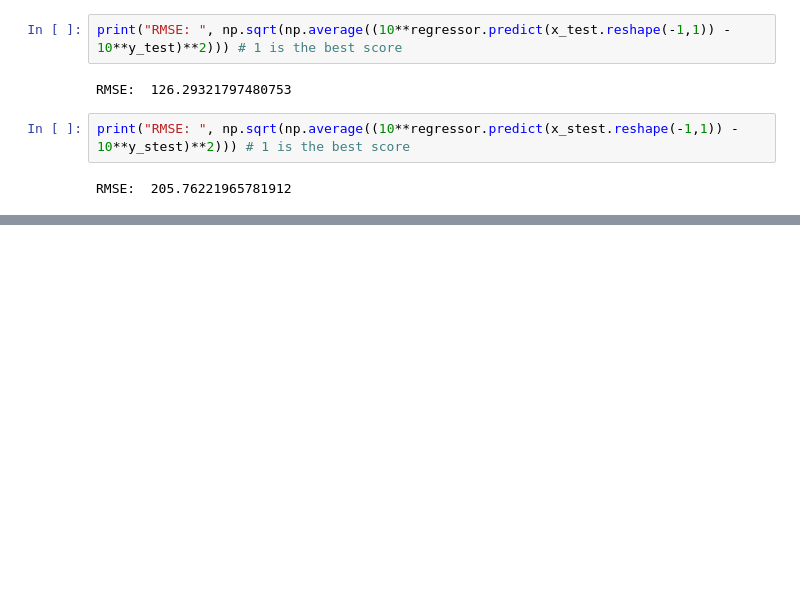
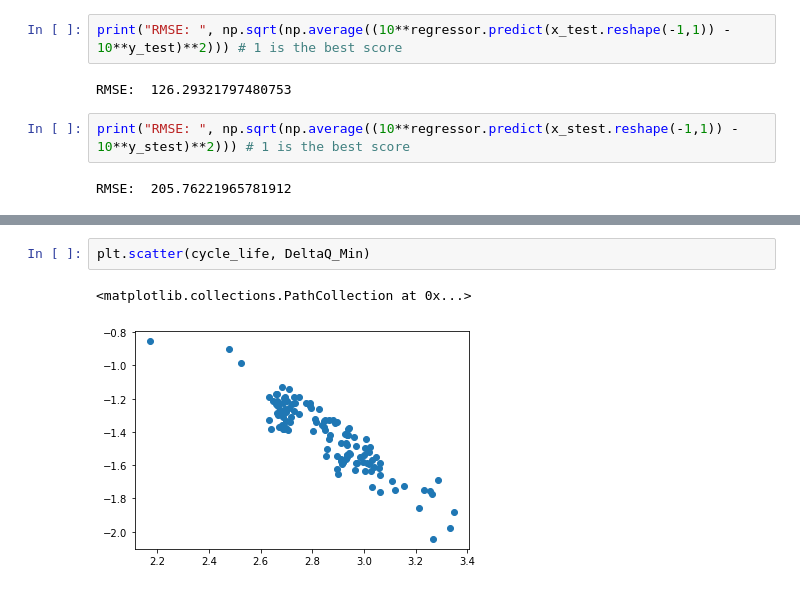
Before and after one commit to nathan99sun/HybridPred, a Jupyter notebook: source/Nature SVR.ipynb, the cells around one changed output, grey strips where cells are left out. Cells and saved outputs as stored; diff of their text form; blank space fills up the shorter version.

```diff
--- a/source/Nature SVR.ipynb
+++ b/source/Nature SVR.ipynb
@@ -222,0 +130,5 @@ RMSE:  186.90612933452698
+# %%
+plt.scatter(cycle_life, DeltaQ_Min)
+# %% [output]
+<matplotlib.collections.PathCollection at 0x...>
+[figure, added]
```
Also changed, not shown: parts of 22 cells of this notebook, 2 other files.
